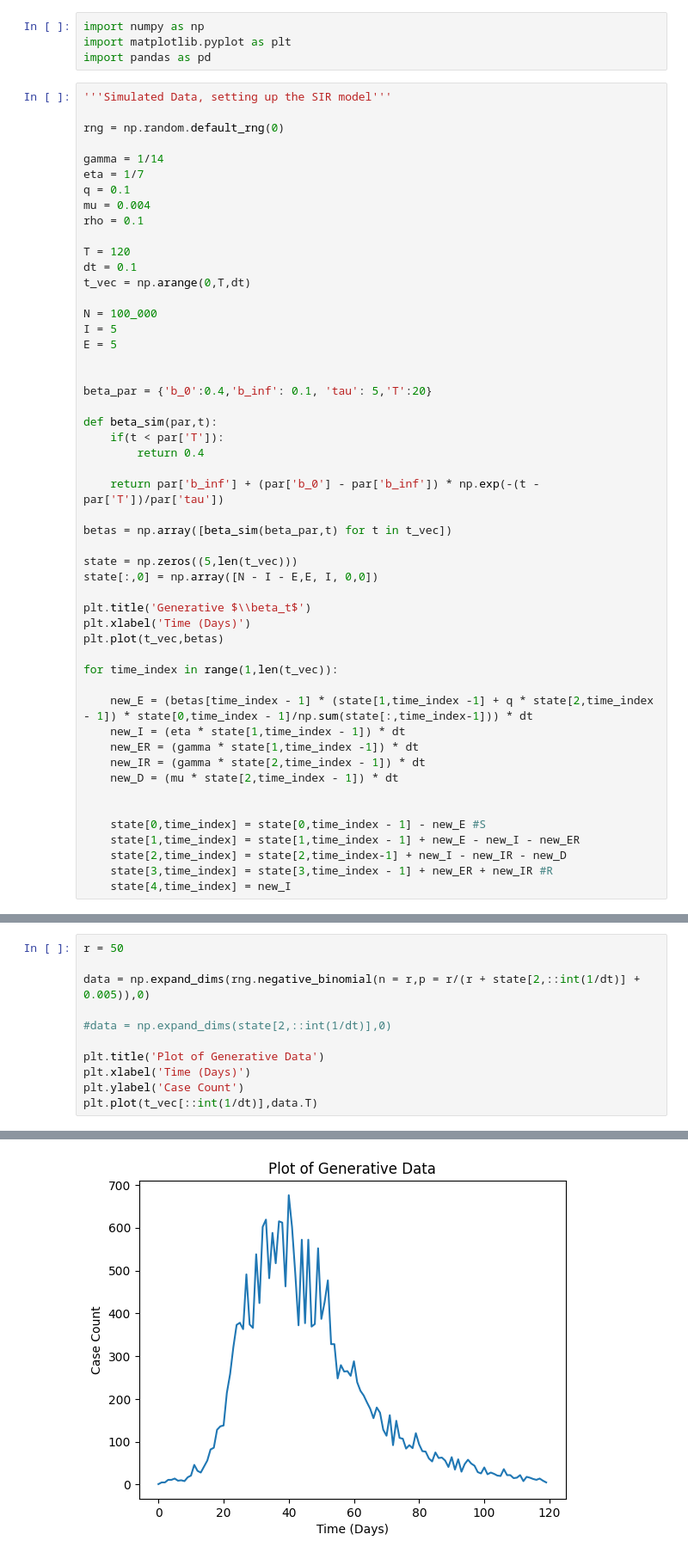
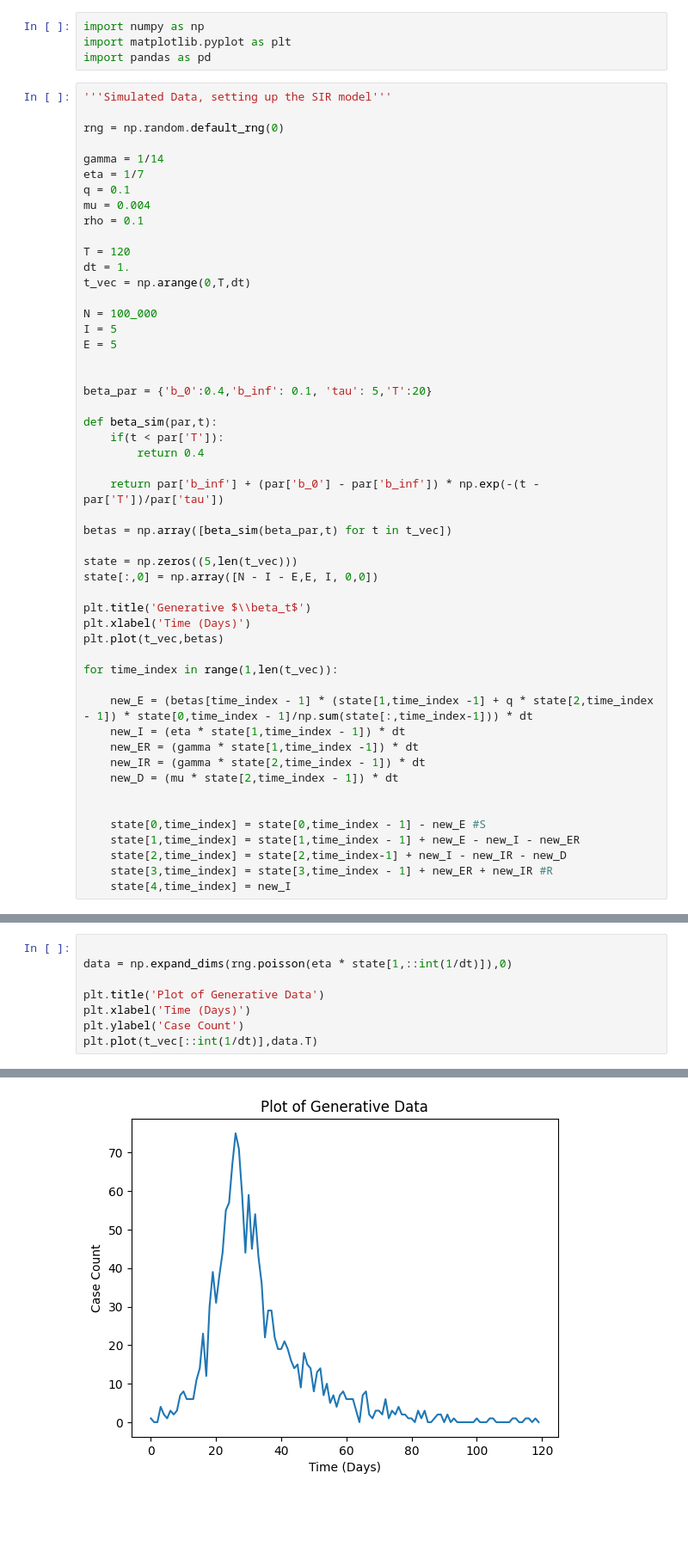
Before and after one commit to Averydx/PMCMC, a Jupyter notebook: examples/generative_data_calvetti.ipynb, the cells around one changed output, grey strips where cells are left out. Shown at 86% size. Cells and saved outputs as stored; diff of their text form; blank space fills up the shorter version.

```diff
--- a/examples/generative_data_calvetti.ipynb
+++ b/examples/generative_data_calvetti.ipynb
@@ -14,7 +14,7 @@ mu = 0.004
 rho = 0.1
 
 T = 120
-dt = 0.1
+dt = 1.
 t_vec = np.arange(0,T,dt)
 
 N = 100_000
@@ -67,15 +67,12 @@ pd.DataFrame(state).to_csv('../data_sets/calvetti_state_nbinom.csv',index = Fals
 # %%
-r = 50
 
-data = np.expand_dims(rng.negative_binomial(n = r,p = r/(r + state[2,::int(1/dt)] + 0.005)),0)
-
-#data = np.expand_dims(state[2,::int(1/dt)],0)
+data = np.expand_dims(rng.poisson(eta * state[1,::int(1/dt)]),0)
 
 plt.title('Plot of Generative Data')
 plt.xlabel('Time (Days)')
 plt.ylabel('Case Count')
 plt.plot(t_vec[::int(1/dt)],data.T)
 # %% [output]
 [<matplotlib.lines.Line2D at 0x...>]
-[figure, old version]
+[figure, new version]
 # %%
```
Also changed, not shown: parts of 3 cells of this notebook, 7 other files.
